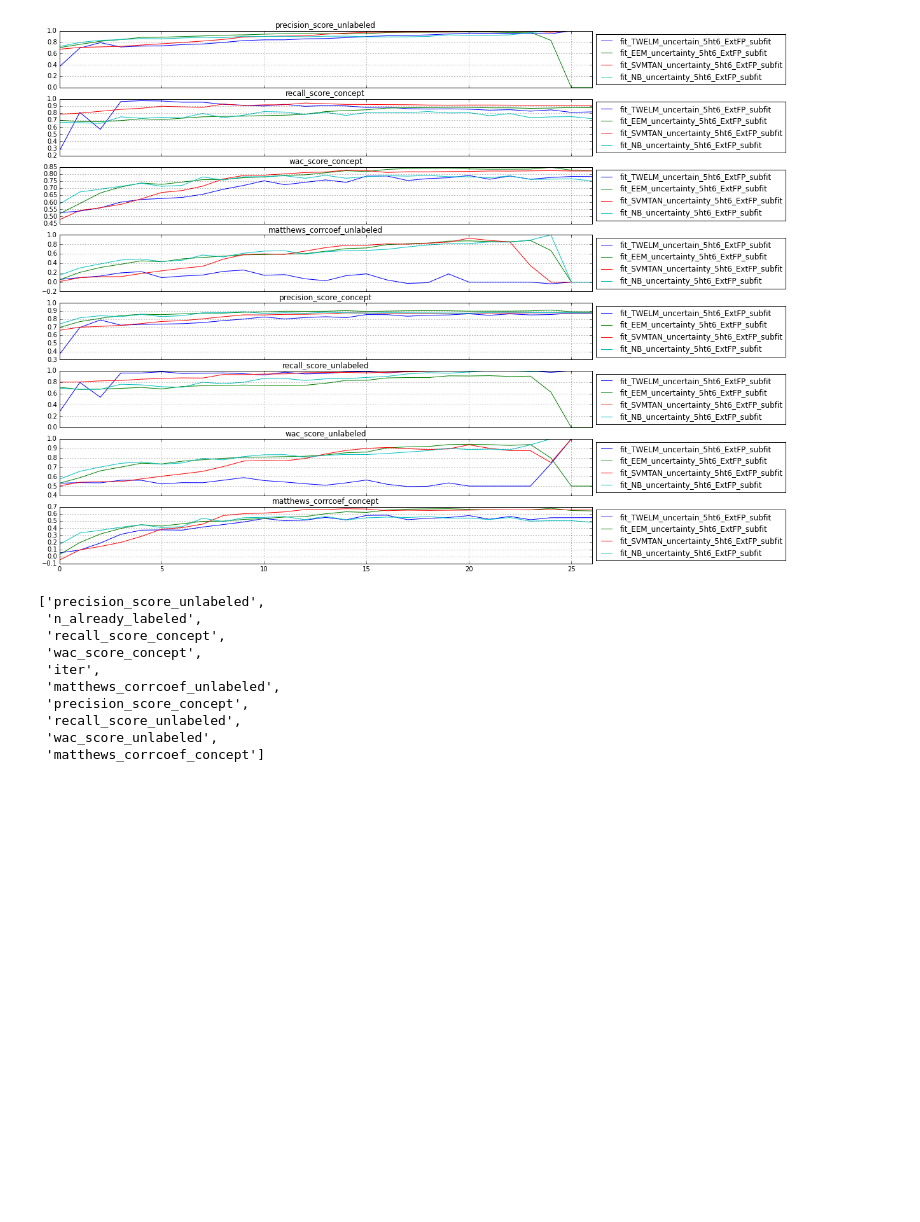
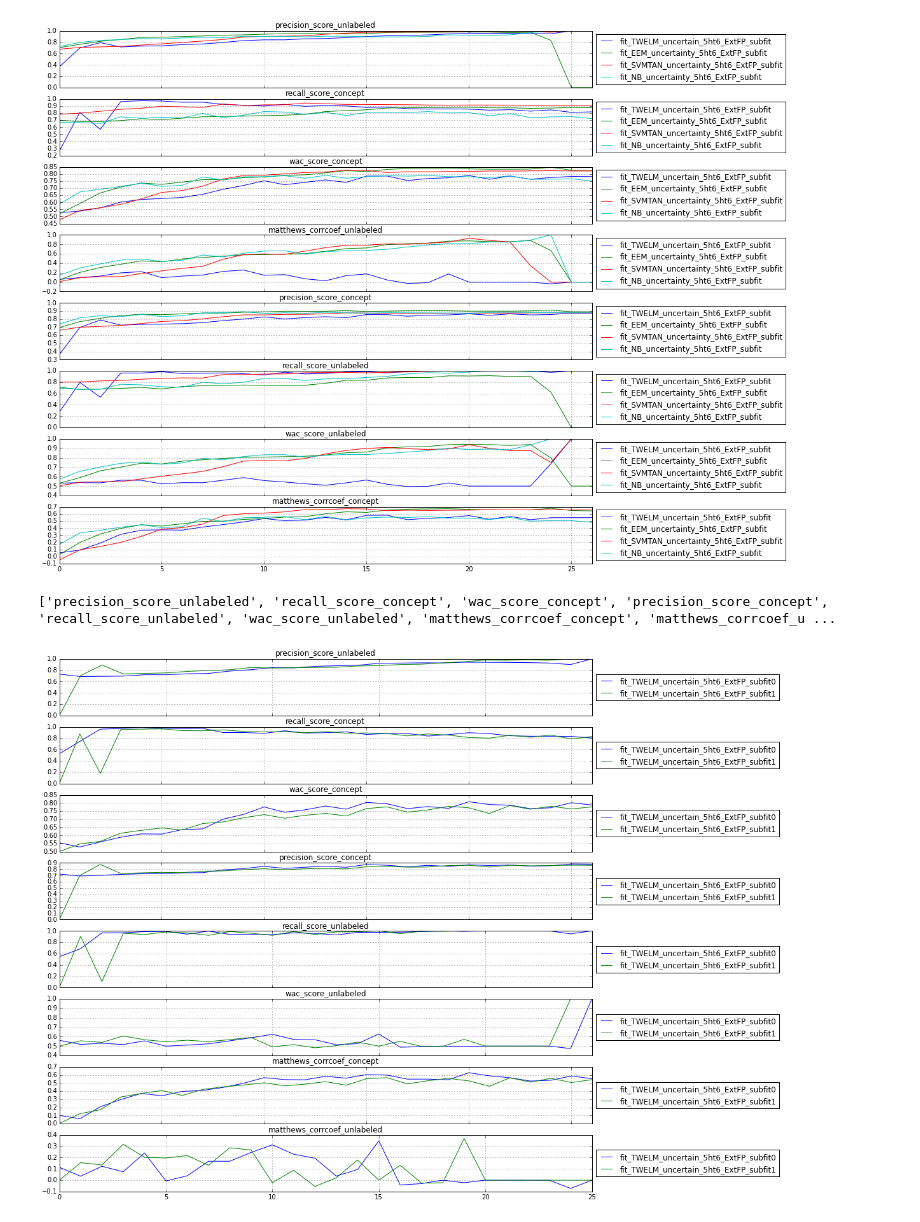
Before and after one commit to gmum/mlls2015, a Jupyter notebook: notebooks/results.ipynb, the cells around one changed output. Cells and saved outputs as stored; diff of their text form; code cells hidden in the pictures; blank space fills up the shorter version.

```diff
--- a/notebooks/results.ipynb
+++ b/notebooks/results.ipynb
@@ -187,15 +168,8 @@ plot_monitors([best_twelm_exp, best_eem_exp, best_svmtan_exp, best_nb_exp], fold
 [figure]
 # %%
 best_twelm_exp = get_best(twelm_uncertain.experiments, "auc")
-best_twelm_exp.monitors[0].keys()
-# %% [output]
-['precision_score_unlabeled',
- 'n_already_labeled',
- 'recall_score_concept',
- 'wac_score_concept',
- 'iter',
- 'matthews_corrcoef_unlabeled',
- 'precision_score_concept',
- 'recall_score_unlabeled',
- 'wac_score_unlabeled',
- 'matthews_corrcoef_concept']
+# %%
+plot_monitors(best_twelm_exp, folds='all', keys='metrics')
+# %% [output]
+['precision_score_unlabeled', 'recall_score_concept', 'wac_score_concept', 'precision_score_concept', 'recall_score_unlabeled', 'wac_score_unlabeled', 'matthews_corrcoef_concept', 'matthews_corrcoef_u ...
+[figure, added]
```
Also changed, not shown: parts of 4 cells of this notebook, 3 other files.
